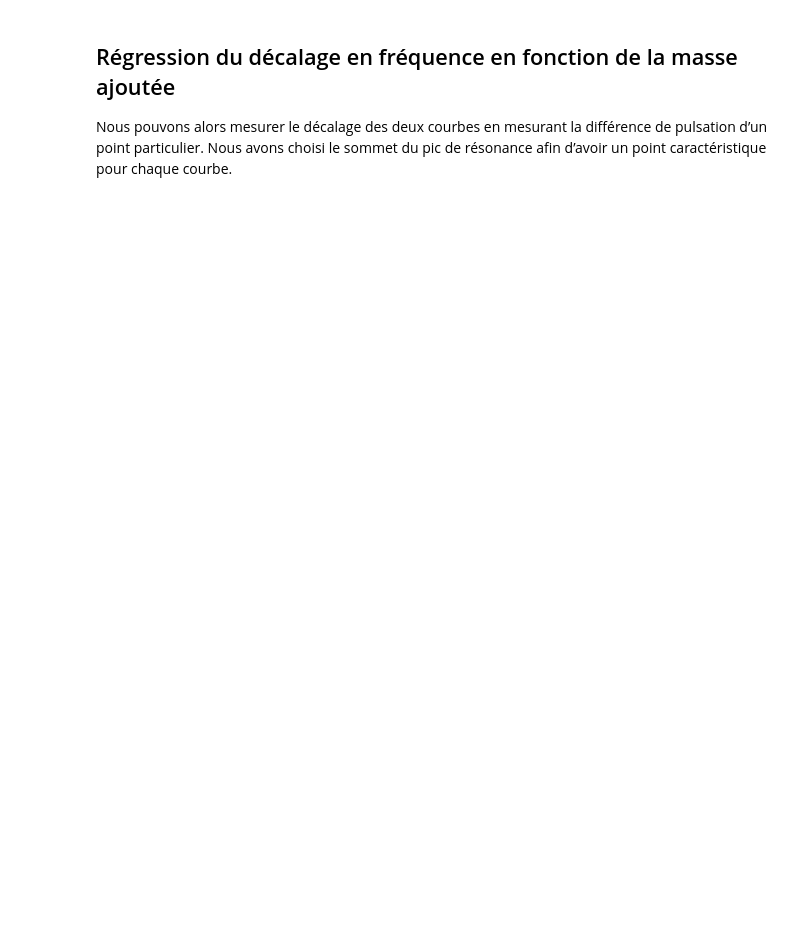
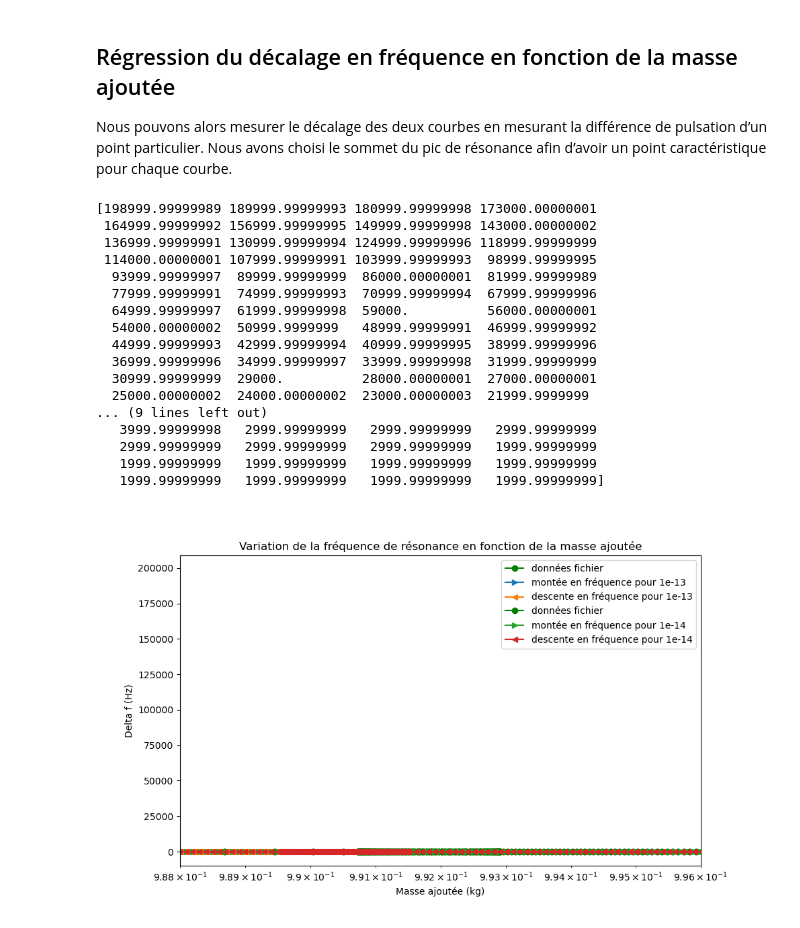
Before and after one commit to Marcsus26/P2i7-MEMS, a Jupyter notebook: jupyter-MEMS.ipynb, the cells around one changed output. Cells and saved outputs as stored; diff of their text form; code cells hidden in the pictures; blank space fills up the shorter version.

```diff
--- a/jupyter-MEMS.ipynb
+++ b/jupyter-MEMS.ipynb
@@ -194,3 +207,32 @@ vers les valeurs plus faibles de la pulsation.
 Nous pouvons alors mesurer le décalage des deux courbes en mesurant la différence de pulsation d’un point
 particulier. Nous avons choisi le sommet du pic de résonance afin d’avoir un point caractéristique pour chaque
 courbe.
+# %%
+fig, ax = plt.subplots(figsize = (10,6))
+
+dmf.tracer_delta_m_f(np.logspace(-13, -15, 100, base=10), 0.985, 1, 0.0003, 100e6)
+plt.xscale('log')
+plt.xlabel('Masse ajoutée (kg)')
+plt.ylabel('Delta f (Hz)')
+plt.title('Variation de la fréquence de résonance en fonction de la masse ajoutée')
+plt.grid()
+plt.show()
+# %% [output]
+[198999.99999989 189999.99999993 180999.99999998 173000.00000001
+ 164999.99999992 156999.99999995 149999.99999998 143000.00000002
+ 136999.99999991 130999.99999994 124999.99999996 118999.99999999
+ 114000.00000001 107999.99999991 103999.99999993  98999.99999995
+  93999.99999997  89999.99999999  86000.00000001  81999.99999989
+  77999.99999991  74999.99999993  70999.99999994  67999.99999996
+  64999.99999997  61999.99999998  59000.          56000.00000001
+  54000.00000002  50999.9999999   48999.99999991  46999.99999992
+  44999.99999993  42999.99999994  40999.99999995  38999.99999996
+  36999.99999996  34999.99999997  33999.99999998  31999.99999999
+  30999.99999999  29000.          28000.00000001  27000.00000001
+  25000.00000002  24000.00000002  23000.00000003  21999.9999999
+... (9 lines left out)
+   3999.99999998   2999.99999999   2999.99999999   2999.99999999
+   2999.99999999   2999.99999999   2999.99999999   1999.99999999
+   1999.99999999   1999.99999999   1999.99999999   1999.99999999
+   1999.99999999   1999.99999999   1999.99999999   1999.99999999]
+[figure, added]
```
Also changed, not shown: parts of 7 cells of this notebook, 2 other files.
